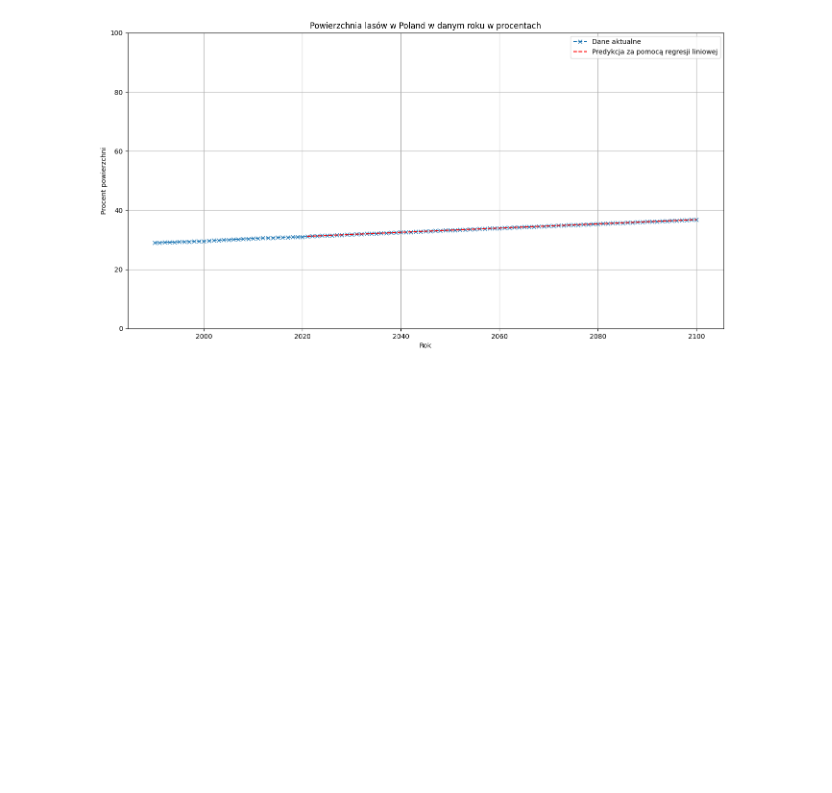
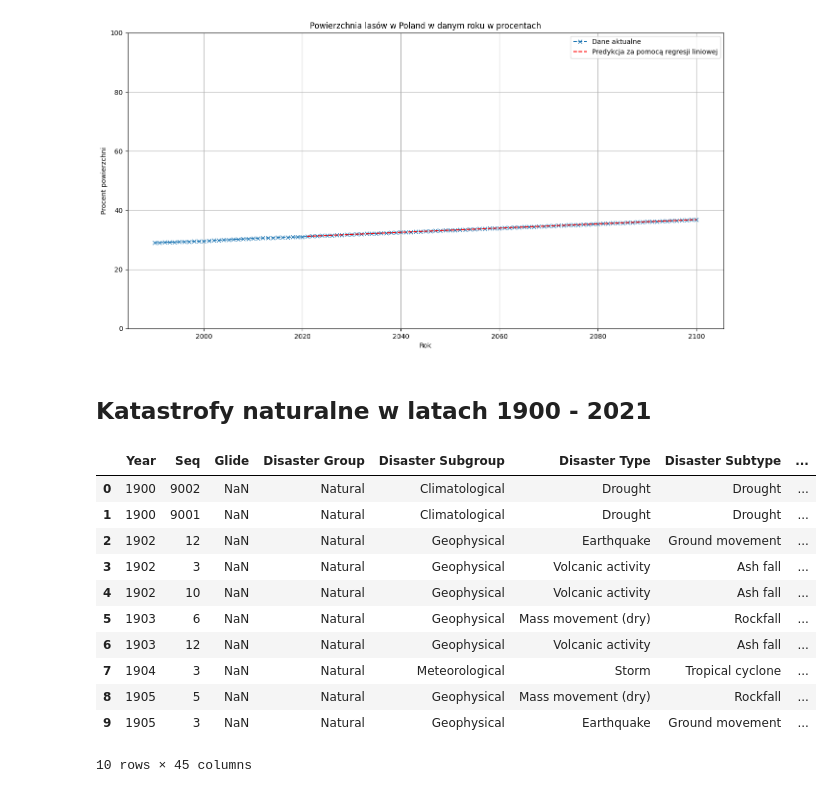
Before and after one commit to kuba172/analiza-zmian-klimatycznych-metodami-uczenia-maszynowego, a Jupyter notebook: Analiza zmian klimatu metodą uczenia maszynowego.ipynb, the cells around one changed output. Drawn from its saved outputs; the diff is of its cells as text; code cells hidden in the pictures; blank space fills up the shorter version.

```diff
--- a/Analiza zmian klimatu metodą uczenia maszynowego.ipynb
+++ b/Analiza zmian klimatu metodą uczenia maszynowego.ipynb
@@ -1055,3 +1047,24 @@ except:
 2  2075                   35.02
 3  2100                   36.81
 [figure]
+# %% [markdown]
+## **Katastrofy naturalne w latach 1900 - 2021**
+# %%
+disasters_data = pd.read_csv("dane/1900_2021_DISASTERS.xlsx - emdat data.csv")
+disasters_data.head(10)
+
+#poland_disasters = disasters_data.loc[disasters_data['Country']=='Poland']
+#poland_disasters.head(100)
+# %% [output]
+|  | Year | Seq | Glide | Disaster Group | Disaster Subgroup | Disaster Type | Disaster Subtype | ... |
+| 0 | 1900 | 9002 | NaN | Natural | Climatological | Drought | Drought | ... |
+| 1 | 1900 | 9001 | NaN | Natural | Climatological | Drought | Drought | ... |
+| 2 | 1902 | 12 | NaN | Natural | Geophysical | Earthquake | Ground movement | ... |
+| 3 | 1902 | 3 | NaN | Natural | Geophysical | Volcanic activity | Ash fall | ... |
+| 4 | 1902 | 10 | NaN | Natural | Geophysical | Volcanic activity | Ash fall | ... |
+| 5 | 1903 | 6 | NaN | Natural | Geophysical | Mass movement (dry) | Rockfall | ... |
+| 6 | 1903 | 12 | NaN | Natural | Geophysical | Volcanic activity | Ash fall | ... |
+| 7 | 1904 | 3 | NaN | Natural | Meteorological | Storm | Tropical cyclone | ... |
+| 8 | 1905 | 5 | NaN | Natural | Geophysical | Mass movement (dry) | Rockfall | ... |
+| 9 | 1905 | 3 | NaN | Natural | Geophysical | Earthquake | Ground movement | ... |
+10 rows × 45 columns
```
Also changed, not shown: parts of 12 cells of this notebook, 8 other files.
